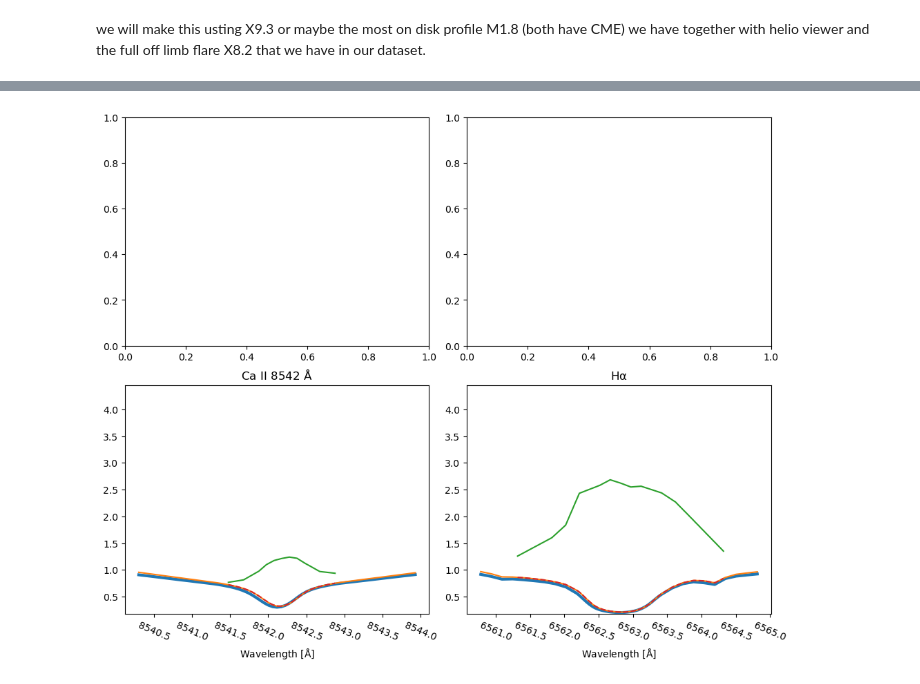
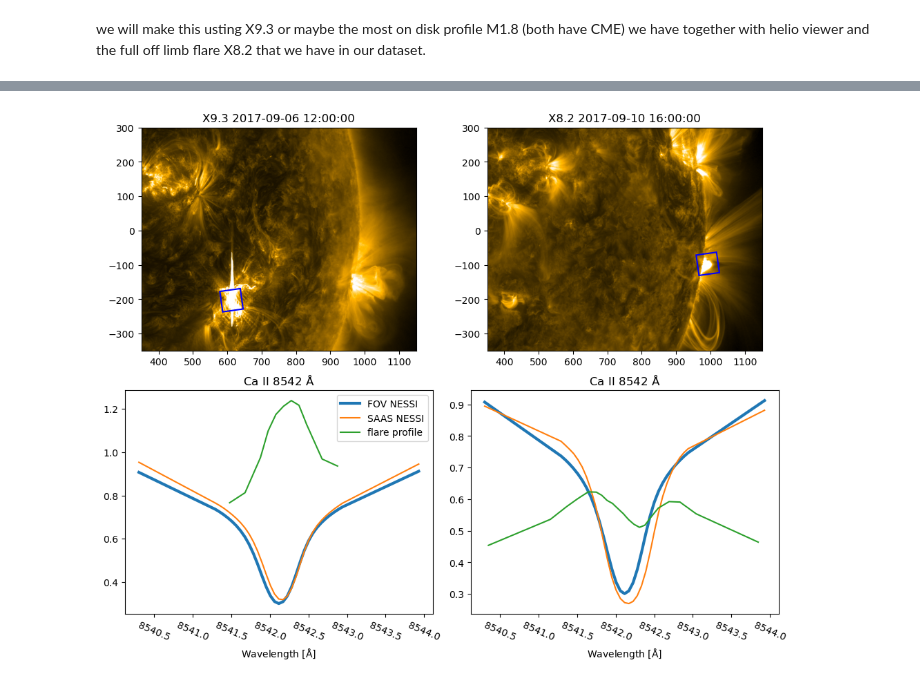
Before and after one commit to demichieldewilde/CME_distribution, a Jupyter notebook: attention_plot.ipynb, the cells around one changed output, grey strips where cells are left out. Cells and saved outputs as stored; diff of their text form; code cells hidden in the pictures.

Commit message:
Attention plot v1

```diff
--- a/attention_plot.ipynb
+++ b/attention_plot.ipynb
@@ -29,9 +29,9 @@ from matplotlib import transforms
 sr = solar_radius = 959.63
 area_factor = 60**2/np.pi/sr**2
 # %%
-lines = ["CaII17", "CaII17a"]
+lines = ["CaII17", "CaIR17a"]
 
-
+# reload(un)
 
 def get_data(lines):
     data = un.load_for_further_analysis(lines)
@@ -58,10 +58,13 @@ def get_composed_spec(name_of_line):
     wav, DFD, time, line, std  = un2.difference_FD_data(name_of_line, data, quiet_sun_subtraction=False, num=100,area_factor=2.5*60**2/np.pi/959.63**2, add_noise=False)
     return wav , DFD + line
 
+F=1
 def plot_Nessi(ax, line):
+    global F
     wav_nessi, fov_nessi, saas_nessi = get_Nessi(line)
-    ax.plot(wav_nessi, fov_nessi, label="Quiet Sun", linewidth=3)
-    ax.plot(wav_nessi, saas_nessi, label="SAAS NESSI")
+    ax.plot(wav_nessi, fov_nessi, label="FOV NESSI", linewidth=3)
+    ax.plot(wav_nessi, saas_nessi * F, label="SAAS NESSI")
+
 
 def plot_FOV(ax, line, frame):
     wav_qs, time, FOV = get_FOV(line)
@@ -69,10 +72,10 @@ def plot_FOV(ax, line, frame):
         plot_pixel(ax, wav_qs)
         frame=30
     else:
-        ax.plot(wav_qs, FOV[frame], label="flare profile")
+        ax.plot(wav_qs, FOV[frame] * F, label="flare profile")
 
     wav , full = get_composed_spec(line)
-    ax.plot(wav, full[frame], '--', label="scaled flare")
+    # ax.plot(wav, full[frame], '--', label="scaled flare")
 
     ax.set_title(f'{latex_name(line)}') # at {un.time_hulp(time[frame] + un.hulp_time("11:53:00"))}')
 
@@ -85,7 +88,7 @@ def plot_pixel(ax,wav):
 def latex_name(name):
     names = {"Ha":r"$\rm{H}\alpha$",
              "CaK":r'$\rm{Ca}~\rm{II}~\rm{K}$',
-             "CaII":r'$\rm{Ca}~\rm{II}~8542~\rm{\AA}$',
+             "CaI":r'$\rm{Ca}~\rm{II}~8542~\rm{\AA}$',
              "Fe6173":r'$\rm{Fe}~I~6173~\rm{\AA}$',
              "Hbeta":r'$\rm{H}\beta$',
              "CaK(2)":r'$\rm{Ca}~\rm{II}~\rm{H}$',
@@ -108,15 +109,18 @@ title='Attention plot'
 # fig.suptitle(title, fontsize=20)
 # 1707 x 825
 frame = 5
-
+F=1
 for i, line in enumerate(lines):
     plot_Nessi(ax[1,i], line)
     plot_FOV(ax[1,i], line, frame)
-    ax[1,i].set_ylim(0.18, 4.45)
+    # ax[1,i].set_ylim(0, 4.45)
     ax[1,i].set_xlabel(r'Wavelength [$\rm\AA$]')
     ax[1,i].tick_params(axis='x', which='major', rotation=-23)  # Rotate x-ticks by 45 degrees
+    F=2
 # ax[2].set_ylabel('Relative Intensity')
 ax[1,0].legend()
+ax[0,0].set_title('X9.3 2017-09-06 12:00:00')
+ax[0,1].set_title('X8.2 2017-09-10 16:00:00')
 
 
 import matplotlib.image as mpimg  # Import the image module
@@ -125,8 +129,8 @@ img2 = mpimg.imread('E:\\CME_distribution\\Figures\\2017_09_10_16_00_00_AIA_171.
 
 # Display the image in the first subplot
 r = 1056
-ax[0,0].imshow(img1, extent=(0,1707,0,825)) #,cmap='gray')
-ax[0,1].imshow(img2, extent=(0,1707,0,825)) #,cmap='gray')
+ax[0,0].imshow(img1, extent=(167, 1168, -419, 344)) #,cmap='gray')
+ax[0,1].imshow(img2, extent=(167, 1168, -419, 344)) #,cmap='gray')
 # ax[0].set_title(r'2017/09/06 11:55:00 UT GONG')
 # ax[0].axis('off')  # Turn off axis labels and ticks
 # ax[0].set_xlabel('[arcsec]')
@@ -139,29 +143,50 @@ ax[0,1].imshow(img2, extent=(0,1707,0,825)) #,cmap='gray')
 import matplotlib.patches as patches
 import matplotlib.transforms as transforms
 
-# # Rectangle parameters
-# rect_x = 513-28  # X-coordinate of the rectangle's bottom-left corner
-# rect_y = -216-100  # Y-coordinate of the rectangle's bottom-left corner
-# rect_width = 60  # Width of the rectangle
-# rect_height = 60  # Height of the rectangle
-# angle = 8    # Rotation angle in degrees (counter-clockwise)
+# Rectangle parameters, FOV 1
+rect_x = 513+35  # X-coordinate of the rectangle's bottom-left corner
+rect_y = -216-100  # Y-coordinate of the rectangle's bottom-left corner
+rect_width = 60  # Width of the rectangle
+rect_height = 60  # Height of the rectangle
+angle = 8    # Rotation angle in degrees (counter-clockwise)
 
-# # Create a Rectangle patch
-# rect = patches.Rectangle((rect_x, rect_y), rect_width, rect_height, linewidth=1.5, edgecolor='red', facecolor='none')
+# Create a Rectangle patch
+rect = patches.Rectangle((rect_x, rect_y), rect_width, rect_height, linewidth=1.5, edgecolor='blue', facecolor='none')
 
-# # Create a Transform object for rotation
-# transform = transforms.Affine2D().rotate_deg(angle)
+# Create a Transform object for rotation
+transform = transforms.Affine2D().rotate_deg(angle)
 
-# # Add the transformation to the rectangle
-# rect.set_transform(transform + ax[0].transData)
+# Add the transformation to the rectangle
+rect.set_transform(transform + ax[0,0].transData)
 
-# # Add the rectangle to the axes
-# ax[0].add_patch(rect)
+# Add the rectangle to the axes
+ax[0,0].add_patch(rect)
 
-# # Set plot limits to ensure the rectangle is visible
-# ax[-1].set_xlim(0, 30)  # Adjust these limits based on your rectangle's position and size
-# ax[-1].set_ylim(0, 30)
+# Rectangle parameters, FOV 2
+rect_x = 959-20  # X-coordinate of the rectangle's bottom-left corner
+rect_y = -144-120  # Y-coordinate of the rectangle's bottom-left corner
+rect_width = 60  # Width of the rectangle
+rect_height = 60  # Height of the rectangle
+angle = 8    # Rotation angle in degrees (counter-clockwise)
+
+# Create a Rectangle patch
+rect = patches.Rectangle((rect_x, rect_y), rect_width, rect_height, linewidth=1.5, edgecolor='blue', facecolor='none')
+
+# Create a Transform object for rotation
+transform = transforms.Affine2D().rotate_deg(angle)
+
+# Add the transformation to the rectangle
+rect.set_transform(transform + ax[0,1].transData)
+
+# Add the rectangle to the axes
+ax[0,1].add_patch(rect)
+
+for i in [0,1]:
+    ax[0, i].set_xlim(350, 1150)
+    ax[0,i].set_ylim(-350, 300)
 
 
 plt.show()
+
+fig.savefig("Figures/Attention_plot")
 # %% [output]
@@ -169 +193 @@ IndexError: index 2 is out of bounds for axis 1 with size 2
-[figure, old version]
+[figure, new version]
```
Also changed, not shown: parts of 2 cells of this notebook, 5 other files.
